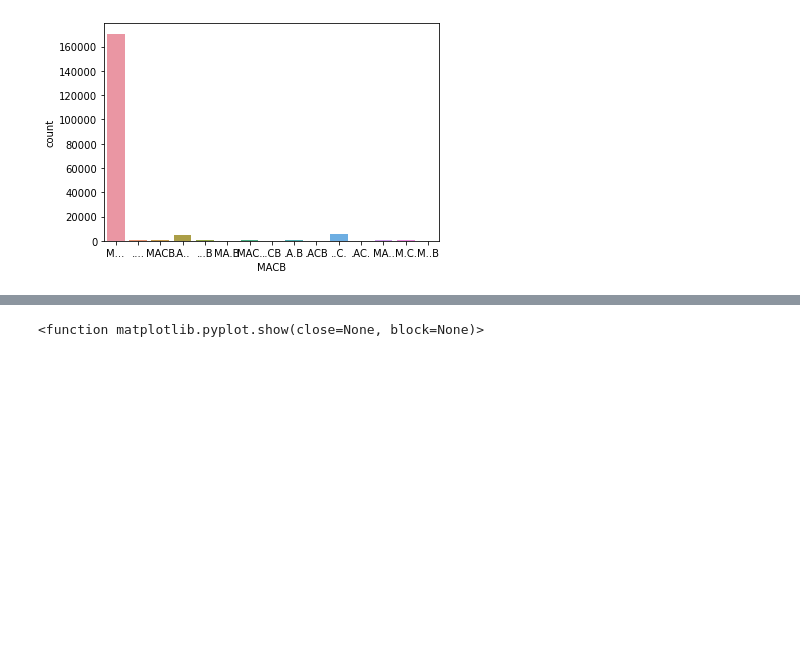
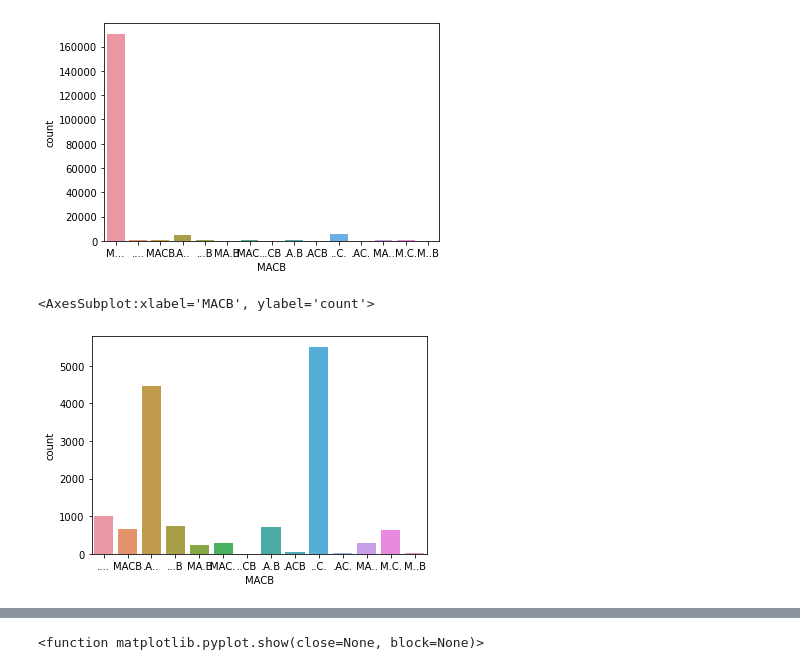
Before and after one commit to Osheah/analyse-data, a Jupyter notebook: analyse-data.ipynb, the cells around one changed output, grey strips where cells are left out. Saved outputs shown, nothing was run; the diff lists cells and outputs as text; code cells hidden in the pictures; blank space fills up the shorter version.

```diff
--- a/analyse-data.ipynb
+++ b/analyse-data.ipynb
@@ -454,3 +668,9 @@ ax = sns.countplot(x="MACB", data=df)
 [figure]
 # %%
 # most are M...? check this out with nulls?
+# %%
+# drop M... to see what the others look look like
+sns.countplot(data=df.loc[df['MACB']!="M..."], x='MACB')
+# %% [output]
+<AxesSubplot:xlabel='MACB', ylabel='count'>
+[figure, added]
```
Also changed, not shown: parts of 23 cells of this notebook.
